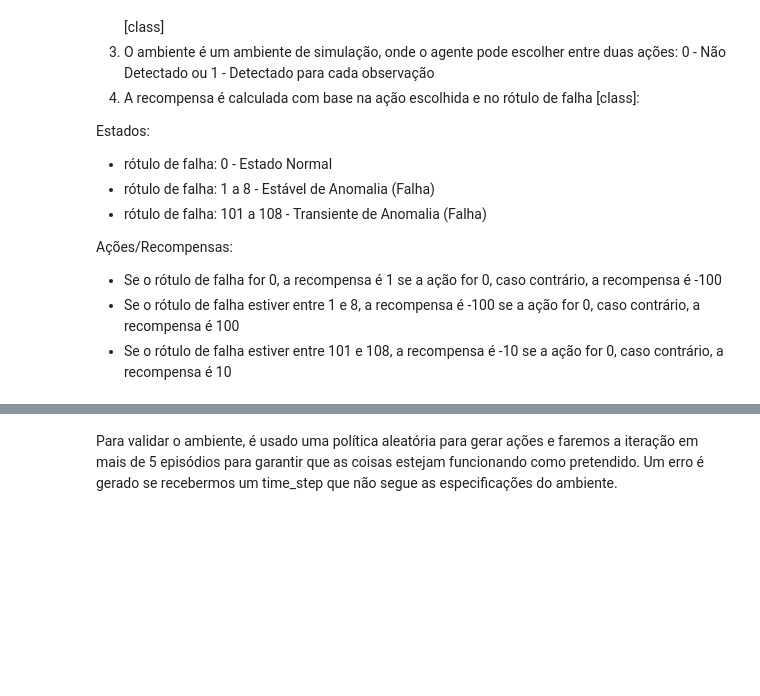
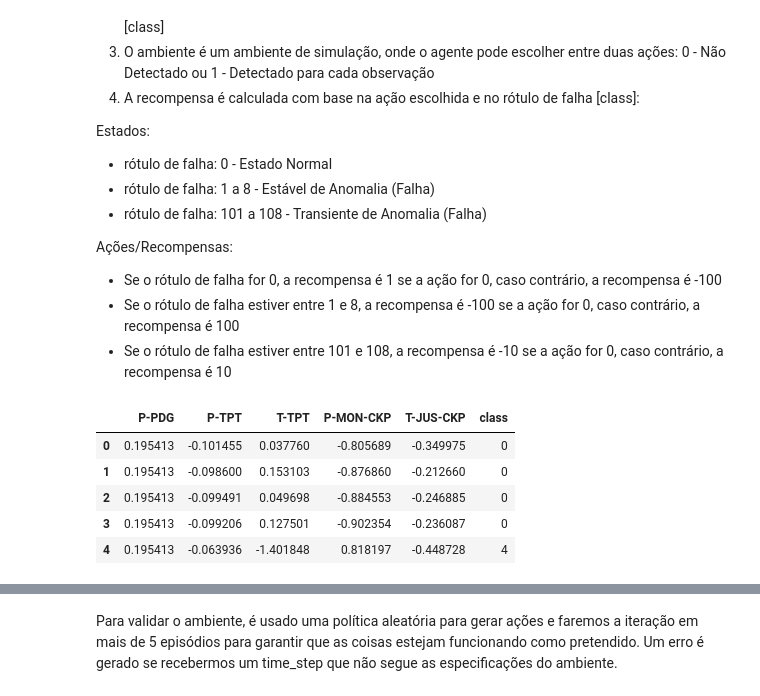
Before and after one commit to kaikecc/Reinforcement-Learning, a Jupyter notebook: src/notebook/RL_Google_Colab_TF.ipynb, the cells around one changed output, grey strips where cells are left out. Cells and saved outputs as stored; diff of their text form; code cells hidden in the pictures; blank space fills up the shorter version.

```diff
--- a/src/notebook/RL_Google_Colab_TF.ipynb
+++ b/src/notebook/RL_Google_Colab_TF.ipynb
@@ -479,3 +499,12 @@ df_test = df_env.sample(frac=0.2, random_state=42).reset_index(drop=True)
 
 # Criação do ambiente de teste
 env = env3W(df_test)
+# %%
+df_test.head()
+# %% [output]
+|  | P-PDG | P-TPT | T-TPT | P-MON-CKP | T-JUS-CKP | class |
+| 0 | 0.195413 | -0.101455 | 0.037760 | -0.805689 | -0.349975 | 0 |
+| 1 | 0.195413 | -0.098600 | 0.153103 | -0.876860 | -0.212660 | 0 |
+| 2 | 0.195413 | -0.099491 | 0.049698 | -0.884553 | -0.246885 | 0 |
+| 3 | 0.195413 | -0.099206 | 0.127501 | -0.902354 | -0.236087 | 0 |
+| 4 | 0.195413 | -0.063936 | -1.401848 | 0.818197 | -0.448728 | 4 |
```
Also changed, not shown: parts of 13 cells of this notebook.
